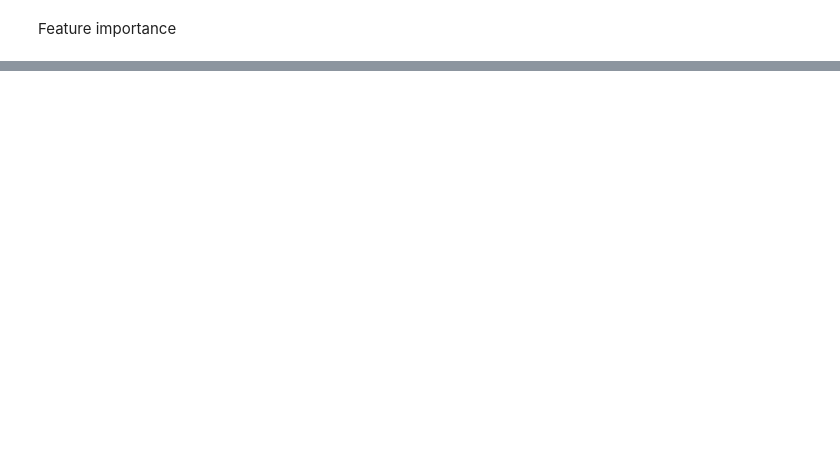
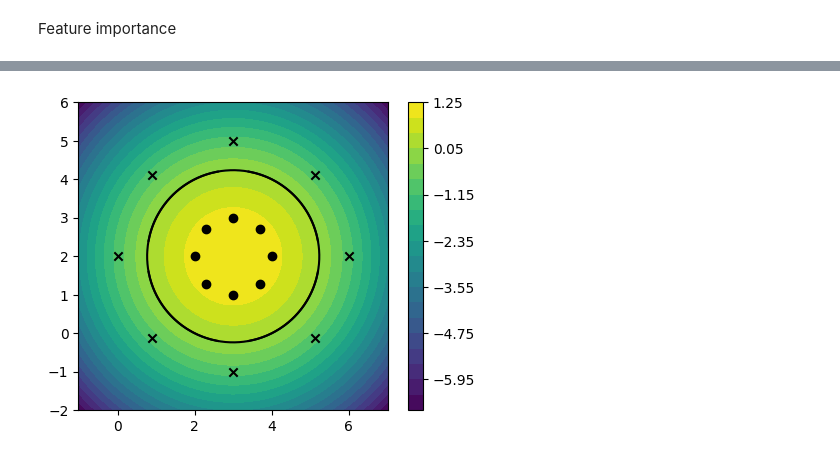
Before and after one commit to rikardvinge/explainpolysvm, a Jupyter notebook: examples/2d_visualization/visualize_feature_importance.ipynb, the cells around one changed output, grey strips where cells are left out. Drawn from its saved outputs; the diff is of its cells as text; code cells hidden in the pictures; blank space fills up the shorter version.

Commit message:
Update new 2D visualization

```diff
--- a/examples/2d_visualization/visualize_feature_importance.ipynb
+++ b/examples/2d_visualization/visualize_feature_importance.ipynb
@@ -15,33 +21,17 @@ save_figs = False
 n_train_per_class = 8
 
 # Radii for rings
-r_min1 = 1.
-r_max1 = 1.
-r_min2 = 3
-r_max2 = 3
+r1 = 1.
+r2 = 3.
 center = np.array([3,2])
 
 # Sample from classes
 phi_train1 = 2 * np.pi * np.arange(0, 1, 1/n_train_per_class)#np.random.rand(n_train_per_class)
-r_train1 = r_min1 + (r_max1 - r_min1) * np.random.rand(n_train_per_class, 1)
-X_train1 = center +np.multiply(r_train1, np.transpose(np.array((np.cos(phi_train1), np.sin(phi_train1)))))
+r_train1 = r1
+X_train1 = center +np.multiply(r1, np.transpose(np.array((np.cos(phi_train1), np.sin(phi_train1)))))
 
 phi_train2 = 2 * np.pi * np.arange(0, 1, 1/n_train_per_class)#np.random.rand(3*n_train_per_class)
-r_train2 = r_min2 + (r_max2 - r_min2) * np.random.rand(n_train_per_class, 1)
-X_train2 = center + np.multiply(r_train2, np.transpose(np.array((np.cos(phi_train2), np.sin(phi_train2)))))
-
-# # X_train1 = np.array([[0,0]])
-# X_train1 = np.array([[0.5,0], [-0.5, 0]])#, [0, 0.5], [0, -0.5]])
-# X_train2 = np.array([[1.5,0], [-1.5, 0]])#, [0, 1.5], [0, -1.5]])
-
-# # rotation
-# theta = np.pi/4
-# rot_matrix = np.array([[np.cos(theta), -np.sin(theta)],
-#                        [np.sin(theta), np.cos(theta)]])
-
-# # Rotate
-# X_train1 = np.matmul(rot_matrix, X_train1.T).T
-# X_train2 = np.matmul(rot_matrix, X_train2.T).T
+X_train2 = center + np.multiply(r2, np.transpose(np.array((np.cos(phi_train2), np.sin(phi_train2)))))
 
 X = np.concatenate((X_train1, X_train2), axis=0)
 # y = np.concatenate((np.ones(n_train_per_class), -np.ones(n_train_per_class)))
@@ -134,9 +124,10 @@ def calc_boundary_for_2d_sv_with_2_features(x, is_x0, feat_imp, decimals: int =
 # %%
+# Define a region for  plotting the decision surface
 n_step = 201
 x0_min = -1
-x0_max = 9
+x0_max = 7
 x1_min = -2
-x1_max = 8
+x1_max = 6
 x0_space = np.linspace(x0_min, x0_max, n_step)
 x1_space = np.linspace(x1_min, x1_max, n_step)
 x0_grid, x1_grid = np.meshgrid(x0_space, x1_space)
@@ -145,25 +136,30 @@ x0_grid, x1_grid = np.meshgrid(x0_space, x1_space)
 x0x1_grid = np.concatenate((x0_grid.flatten()[:, np.newaxis], x1_grid.flatten()[:, np.newaxis]), axis=1)
 y_pred = es.decision_function(x0x1_grid)
 
+f = es.feature_importance(format_names=False, include_intercept=True, magnitude=False)
+
 x1_boundary = np.array([calc_boundary_for_2d_sv_with_2_features(x0_b, True, f, 3) for x0_b in x0_space])
 x0_boundary = np.array([calc_boundary_for_2d_sv_with_2_features(x1_b, False, f, 3) for x1_b in x1_space])
 # %%
-fig, ax = plt.subplots(1,1, figsize=(5,5))
+# Plot decision surface
+fig, ax = plt.subplots(1,1, figsize=(5,4))
 delta = (np.max(y_pred) - np.min(y_pred))/20
 cmap = ax.contourf(x0_grid, x1_grid, y_pred.reshape((n_step, n_step)),
                    levels=np.arange(np.min(y_pred), np.max(y_pred)+delta, delta))
 
 ax.scatter(x=X_train1[:,0], y=X_train1[:,1], color='k', marker='o')
 ax.scatter(x=X_train2[:,0], y=X_train2[:,1], color='k', marker='x')
 
 plt.plot(x0_space, x1_boundary[:, 0], 'k')
 plt.plot(x0_space, x1_boundary[:, 1], 'k')
 plt.plot(x0_boundary[:, 0], x1_space, 'k')
 plt.plot(x0_boundary[:, 1], x1_space, 'k')
 
-ax.set_aspect('equal', adjustable='box')
-plt.legend(['class 1', 'class -1', 'decision boundary'])
+ax.set_aspect('equal', adjustable='datalim')
+# plt.legend(['class 1', 'class -1', 'decision boundary'])
 plt.colorbar(cmap, ax=ax)
 plt.xlim([x0_min, x0_max])
 plt.ylim([x1_min, x1_max])
 plt.show()
+# %% [output]
+[figure, added]
```
Also changed, not shown: parts of 14 cells of this notebook.
